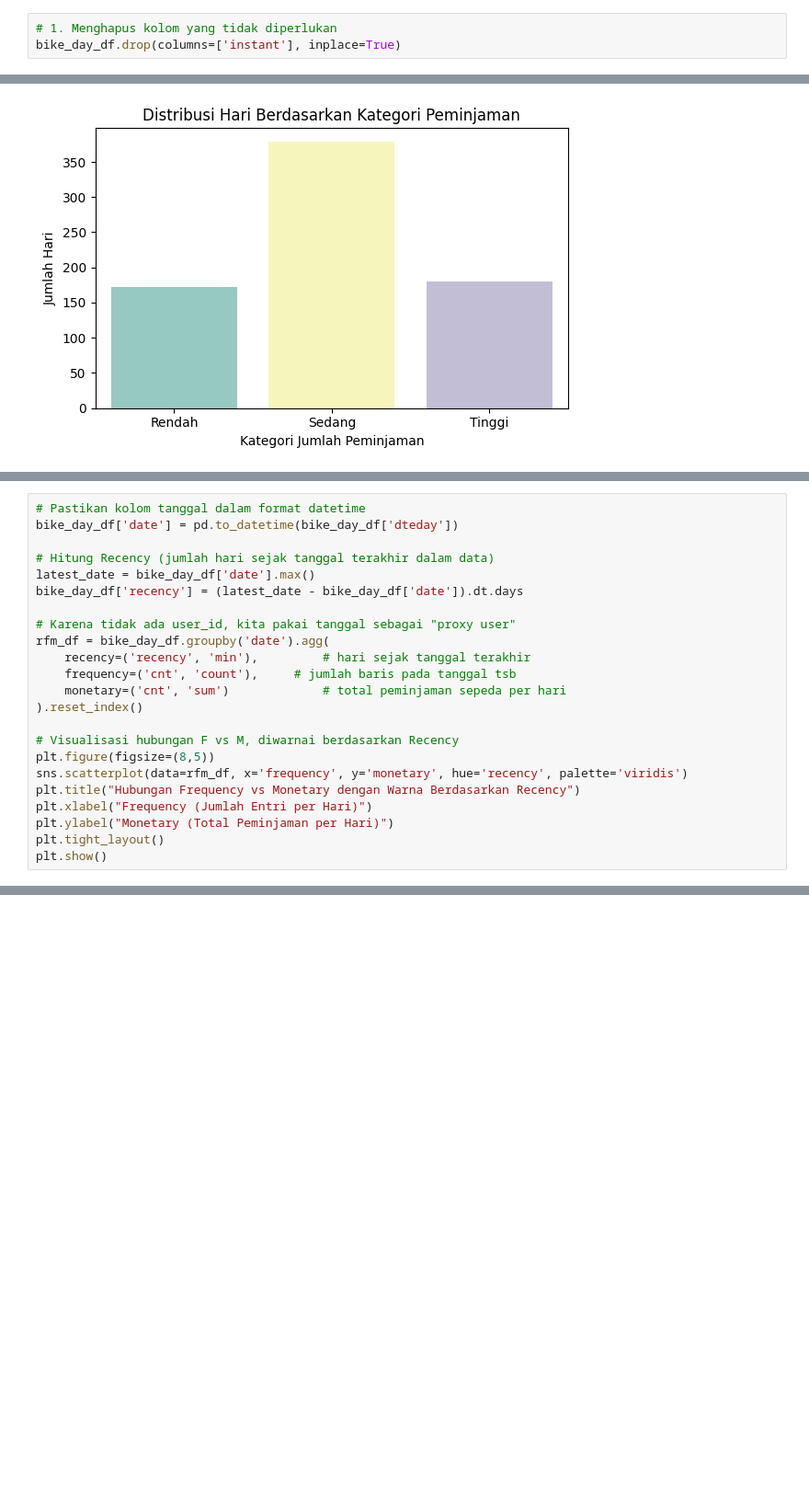
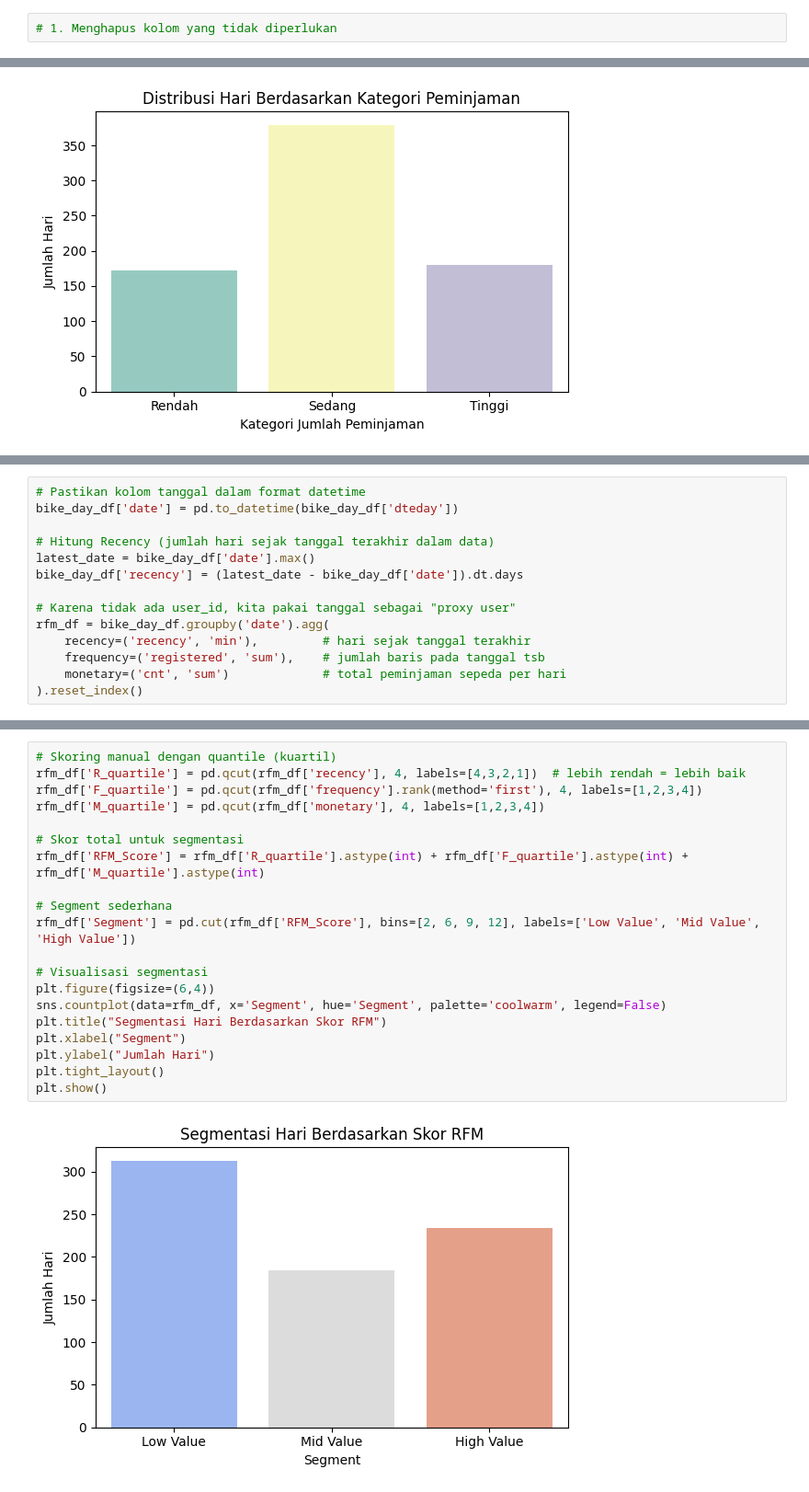
Before and after one commit to atifa1110/Dashboard-Bicycle, a Jupyter notebook: notebook/Analisis_Data_Peminjaman_Sepeda.ipynb, the cells around one changed output, grey strips where cells are left out. Shown at 92% size. Cells and saved outputs as stored; diff of their text form; blank space fills up the shorter version.

```diff
--- a/notebook/Analisis_Data_Peminjaman_Sepeda.ipynb
+++ b/notebook/Analisis_Data_Peminjaman_Sepeda.ipynb
@@ -216,7 +216,6 @@ Cleaning and Labelling
  Untuk bike_day_df (data harian):
 # %%
 # 1. Menghapus kolom yang tidak diperlukan
-bike_day_df.drop(columns=['instant'], inplace=True)
 # %%
 # 2. Ubah kolom 'dteday' ke format datetime
 bike_day_df['dteday'] = pd.to_datetime(bike_day_df['dteday'])
@@ -538,15 +531,6 @@ bike_day_df['recency'] = (latest_date - bike_day_df['date']).dt.days
 # Karena tidak ada user_id, kita pakai tanggal sebagai "proxy user"
 rfm_df = bike_day_df.groupby('date').agg(
     recency=('recency', 'min'),         # hari sejak tanggal terakhir
-    frequency=('cnt', 'count'),     # jumlah baris pada tanggal tsb
+    frequency=('registered', 'sum'),    # jumlah baris pada tanggal tsb
     monetary=('cnt', 'sum')             # total peminjaman sepeda per hari
 ).reset_index()
-
-# Visualisasi hubungan F vs M, diwarnai berdasarkan Recency
-plt.figure(figsize=(8,5))
-sns.scatterplot(data=rfm_df, x='frequency', y='monetary', hue='recency', palette='viridis')
-plt.title("Hubungan Frequency vs Monetary dengan Warna Berdasarkan Recency")
-plt.xlabel("Frequency (Jumlah Entri per Hari)")
-plt.ylabel("Monetary (Total Peminjaman per Hari)")
-plt.tight_layout()
-plt.show()
@@ -556,0 +554,22 @@ Analisis ini merupakan adaptasi dari metode RFM (Recency, Frequency, Monetary) y
+# %%
+# Skoring manual dengan quantile (kuartil)
+rfm_df['R_quartile'] = pd.qcut(rfm_df['recency'], 4, labels=[4,3,2,1])  # lebih rendah = lebih baik
+rfm_df['F_quartile'] = pd.qcut(rfm_df['frequency'].rank(method='first'), 4, labels=[1,2,3,4])
+rfm_df['M_quartile'] = pd.qcut(rfm_df['monetary'], 4, labels=[1,2,3,4])
+
+# Skor total untuk segmentasi
+rfm_df['RFM_Score'] = rfm_df['R_quartile'].astype(int) + rfm_df['F_quartile'].astype(int) + rfm_df['M_quartile'].astype(int)
+
+# Segment sederhana
+rfm_df['Segment'] = pd.cut(rfm_df['RFM_Score'], bins=[2, 6, 9, 12], labels=['Low Value', 'Mid Value', 'High Value'])
+
+# Visualisasi segmentasi
+plt.figure(figsize=(6,4))
+sns.countplot(data=rfm_df, x='Segment', hue='Segment', palette='coolwarm', legend=False)
+plt.title("Segmentasi Hari Berdasarkan Skor RFM")
+plt.xlabel("Segment")
+plt.ylabel("Jumlah Hari")
+plt.tight_layout()
+plt.show()
+# %% [output]
+[figure, added]
```
Also changed, not shown: parts of 40 cells of this notebook, 1 other file.
